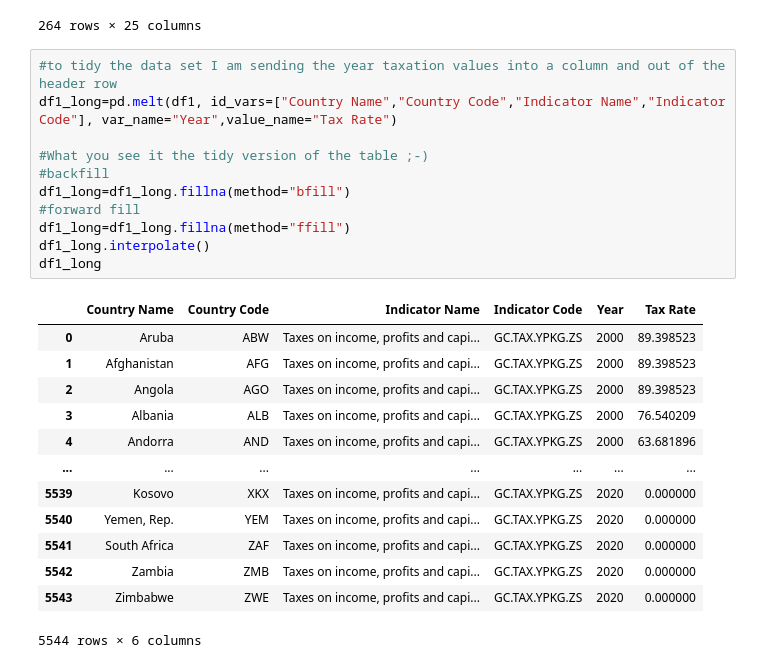
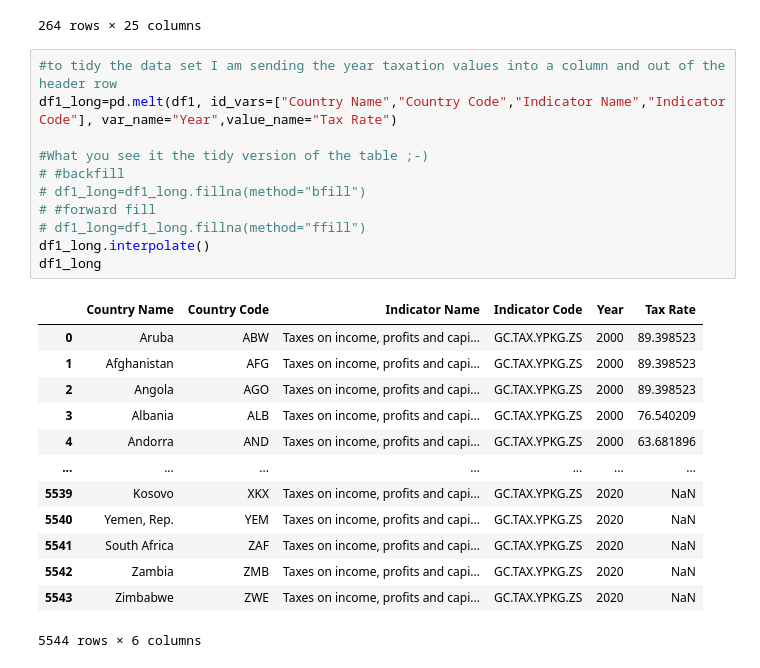
Before and after one commit to EdwardObala1/ML_Simple_Datacleaning, a Jupyter notebook: Group_Work_2_RRA/Group_Work_Assignment2.ipynb, the cells around one changed output. Cells and saved outputs as stored; diff of their text form.

```diff
--- a/Group_Work_2_RRA/Group_Work_Assignment2.ipynb
+++ b/Group_Work_2_RRA/Group_Work_Assignment2.ipynb
@@ -96,25 +96,25 @@ df1
 # %%
 #to tidy the data set I am sending the year taxation values into a column and out of the header row
 df1_long=pd.melt(df1, id_vars=["Country Name","Country Code","Indicator Name","Indicator Code"], var_name="Year",value_name="Tax Rate")
 
 #What you see it the tidy version of the table ;-)
-#backfill
-df1_long=df1_long.fillna(method="bfill")
-#forward fill
-df1_long=df1_long.fillna(method="ffill")
+# #backfill
+# df1_long=df1_long.fillna(method="bfill")
+# #forward fill
+# df1_long=df1_long.fillna(method="ffill")
 df1_long.interpolate()
 df1_long
 # %% [output]
 |  | Country Name | Country Code | Indicator Name | Indicator Code | Year | Tax Rate |
 | 0 | Aruba | ABW | Taxes on income, profits and capi... | GC.TAX.YPKG.ZS | 2000 | 89.398523 |
 | 1 | Afghanistan | AFG | Taxes on income, profits and capi... | GC.TAX.YPKG.ZS | 2000 | 89.398523 |
 | 2 | Angola | AGO | Taxes on income, profits and capi... | GC.TAX.YPKG.ZS | 2000 | 89.398523 |
 | 3 | Albania | ALB | Taxes on income, profits and capi... | GC.TAX.YPKG.ZS | 2000 | 76.540209 |
 | 4 | Andorra | AND | Taxes on income, profits and capi... | GC.TAX.YPKG.ZS | 2000 | 63.681896 |
 | ... | ... | ... | ... | ... | ... | ... |
-| 5539 | Kosovo | XKX | Taxes on income, profits and capi... | GC.TAX.YPKG.ZS | 2020 | 0.000000 |
-| 5540 | Yemen, Rep. | YEM | Taxes on income, profits and capi... | GC.TAX.YPKG.ZS | 2020 | 0.000000 |
-| 5541 | South Africa | ZAF | Taxes on income, profits and capi... | GC.TAX.YPKG.ZS | 2020 | 0.000000 |
-| 5542 | Zambia | ZMB | Taxes on income, profits and capi... | GC.TAX.YPKG.ZS | 2020 | 0.000000 |
-| 5543 | Zimbabwe | ZWE | Taxes on income, profits and capi... | GC.TAX.YPKG.ZS | 2020 | 0.000000 |
+| 5539 | Kosovo | XKX | Taxes on income, profits and capi... | GC.TAX.YPKG.ZS | 2020 | NaN |
+| 5540 | Yemen, Rep. | YEM | Taxes on income, profits and capi... | GC.TAX.YPKG.ZS | 2020 | NaN |
+| 5541 | South Africa | ZAF | Taxes on income, profits and capi... | GC.TAX.YPKG.ZS | 2020 | NaN |
+| 5542 | Zambia | ZMB | Taxes on income, profits and capi... | GC.TAX.YPKG.ZS | 2020 | NaN |
+| 5543 | Zimbabwe | ZWE | Taxes on income, profits and capi... | GC.TAX.YPKG.ZS | 2020 | NaN |
 5544 rows × 6 columns
```
Also changed, not shown: parts of 7 cells of this notebook.
